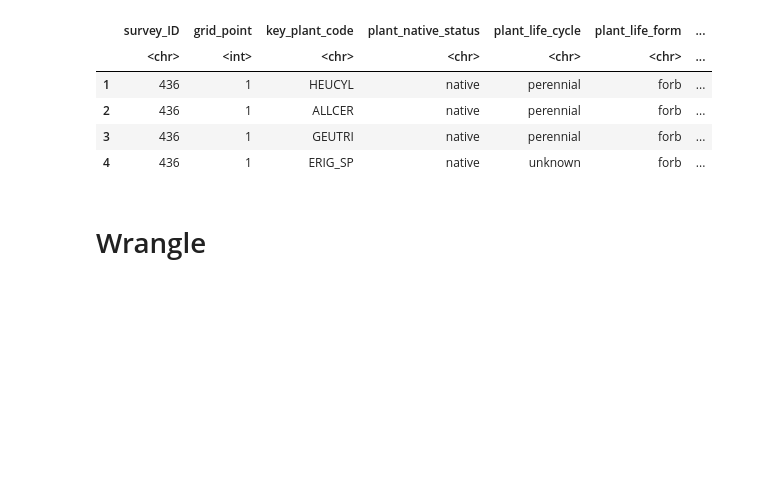
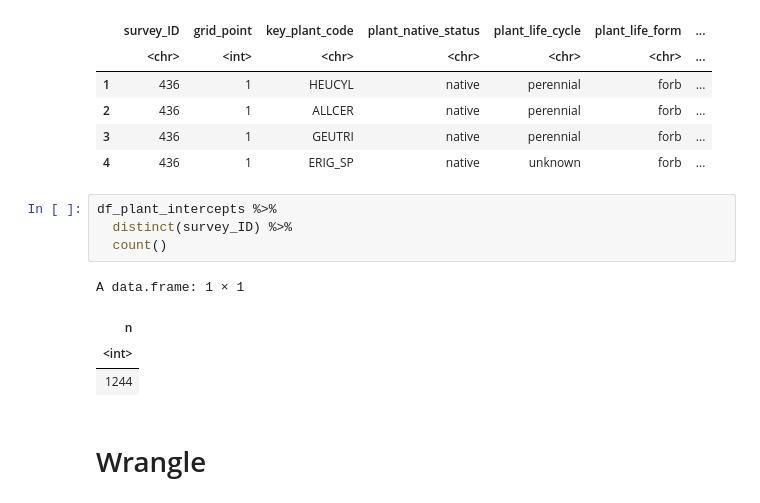
Before and after one commit to samsoe/mpg_notebooks, a Jupyter notebook: gridVeg_plant_functional_groups.ipynb, the cells around one changed output. Cells and saved outputs as stored; diff of their text form; blank space fills up the shorter version.

```diff
--- a/gridVeg_plant_functional_groups.ipynb
+++ b/gridVeg_plant_functional_groups.ipynb
@@ -72,6 +58,15 @@ A data.frame: 4 × 7
 | 2 | 436 | 1 | ALLCER | native | perennial | forb | ... |
 | 3 | 436 | 1 | GEUTRI | native | perennial | forb | ... |
 | 4 | 436 | 1 | ERIG_SP | native | unknown | forb | ... |
+# %%
+df_plant_intercepts %>%
+  distinct(survey_ID) %>%
+  count()
+# %% [output]
+A data.frame: 1 × 1
+| n |
+| <int> |
+| 1244 |
 # %% [markdown]
 # Wrangle
 # %% [markdown]
```
Also changed, not shown: parts of 13 cells of this notebook.
